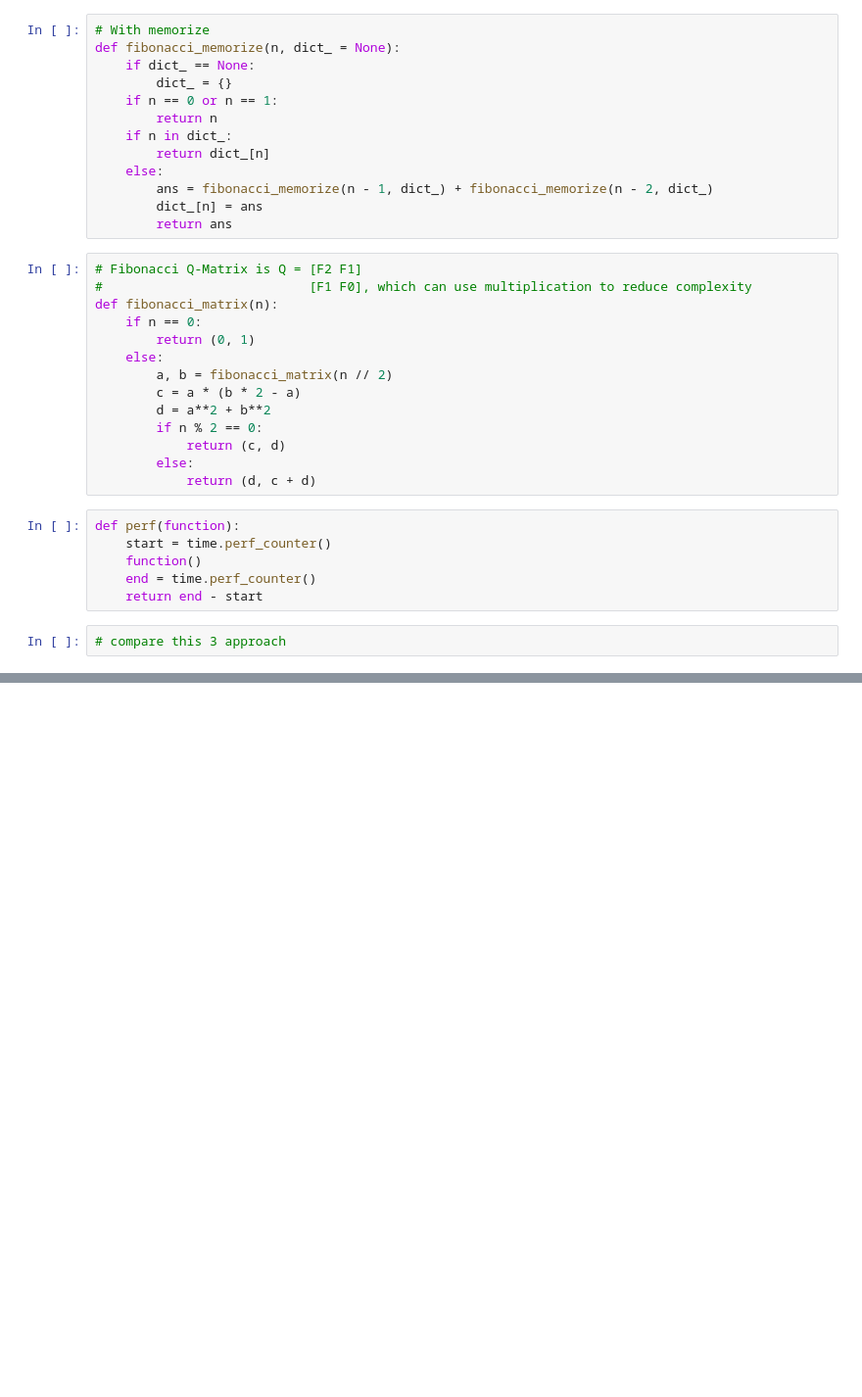
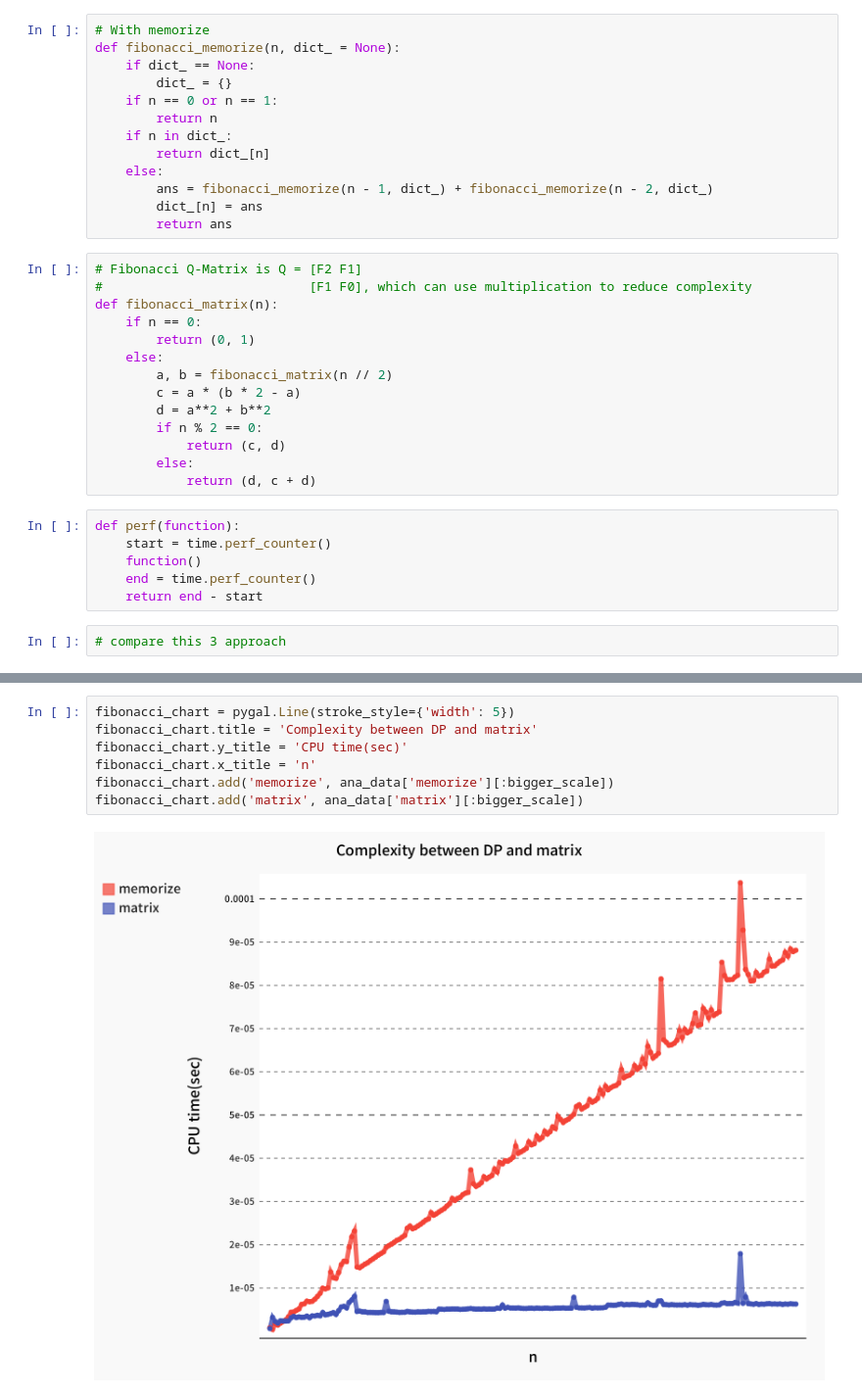
Before and after one commit to zlsh80826/Algorithm, a Jupyter notebook: python/DP.ipynb, the cells around one changed output, grey strips where cells are left out. Shown at 98% size. Drawn from its saved outputs; the diff is of its cells as text; blank space fills up the shorter version.

Commit message:
compare between different dp approach

```diff
--- a/python/DP.ipynb
+++ b/python/DP.ipynb
@@ -56,0 +76,9 @@ perf(functools.partial(fibonacci_brute_force, 33))
+# %%
+fibonacci_chart = pygal.Line(stroke_style={'width': 5})
+fibonacci_chart.title = 'Complexity between DP and matrix'
+fibonacci_chart.y_title = 'CPU time(sec)'
+fibonacci_chart.x_title = 'n'
+fibonacci_chart.add('memorize', ana_data['memorize'][:bigger_scale])
+fibonacci_chart.add('matrix', ana_data['matrix'][:bigger_scale])
+# %% [output]
+[figure, added]
```
Also changed, not shown: parts of 4 cells of this notebook.
